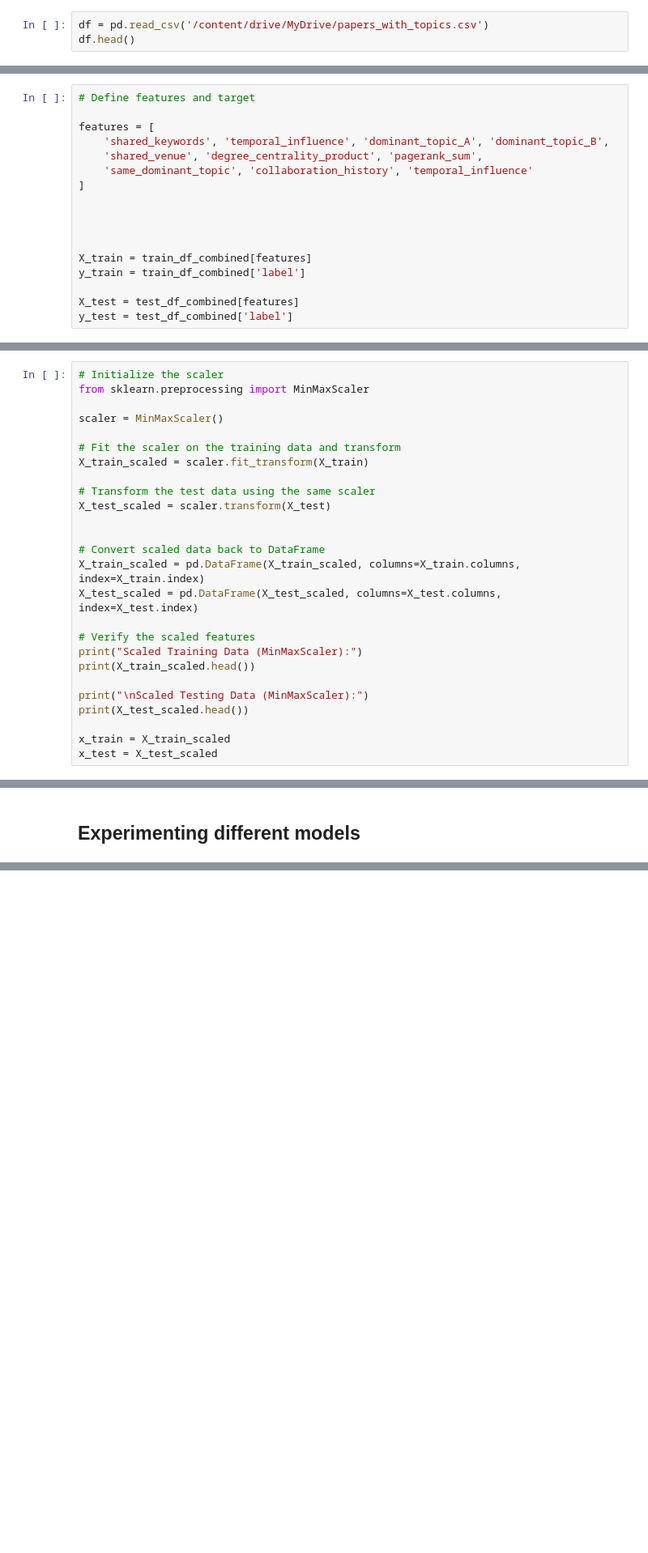
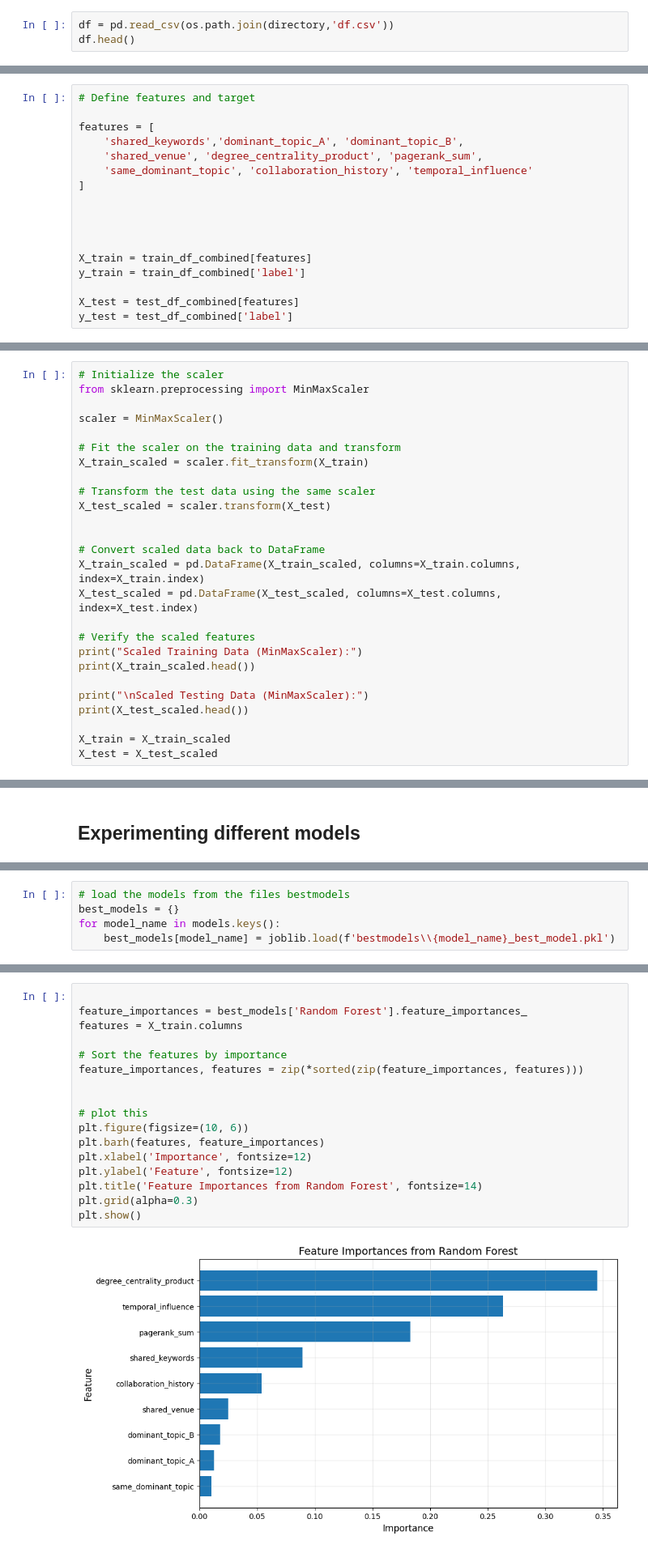
Before and after one commit to tommasosommaruga/Data_challenge_ENT, a Jupyter notebook: abstract_models_2.ipynb, the cells around one changed output, grey strips where cells are left out. Shown at 81% size. Saved outputs shown, nothing was run; the diff lists cells and outputs as text; blank space fills up the shorter version.

Commit message:
abstract-models corretced and saved models

```diff
--- a/abstract_models_2.ipynb
+++ b/abstract_models_2.ipynb
@@ -24,5 +22,5 @@ Index(['title', 'authors', 'year', 'venue', 'index', 'citations', 'abstract'], d
 # %%
-df = pd.read_csv('/content/drive/MyDrive/papers_with_topics.csv')
+df = pd.read_csv(os.path.join(directory,'df.csv'))
 df.head()
 # %% [output]
 |  | title | authors | year | venue | index | citations | abstract | cleaned_abstract | dominant_topic |
@@ -460,7 +469,7 @@ print("AUC-ROC Score:", roc_auc_score(y_test, y_proba))
 # Define features and target
 
 features = [
-    'shared_keywords', 'temporal_influence', 'dominant_topic_A', 'dominant_topic_B',
+    'shared_keywords','dominant_topic_A', 'dominant_topic_B',
     'shared_venue', 'degree_centrality_product', 'pagerank_sum',
     'same_dominant_topic', 'collaboration_history', 'temporal_influence'
 ]
@@ -501,7 +510,7 @@ print(X_train_scaled.head())
 print("\nScaled Testing Data (MinMaxScaler):")
 print(X_test_scaled.head())
 
-x_train = X_train_scaled
-x_test = X_test_scaled
+X_train = X_train_scaled
+X_test = X_test_scaled
 # %% [output]
 Scaled Training Data (MinMaxScaler):
@@ -618,0 +689,5 @@ weighted avg       0.82      0.74      0.72     50800
+# %%
+# load the models from the files bestmodels
+best_models = {}
+for model_name in models.keys():
+    best_models[model_name] = joblib.load(f'bestmodels\\{model_name}_best_model.pkl')
@@ -734 +732,20 @@ xgb_shap_values = xgb_explainer.shap_values(X_test_array)
+# %%
+
+feature_importances = best_models['Random Forest'].feature_importances_
+features = X_train.columns
+
+# Sort the features by importance
+feature_importances, features = zip(*sorted(zip(feature_importances, features)))
+
+
+# plot this
+plt.figure(figsize=(10, 6))
+plt.barh(features, feature_importances)
+plt.xlabel('Importance', fontsize=12)
+plt.ylabel('Feature', fontsize=12)
+plt.title('Feature Importances from Random Forest', fontsize=14)
+plt.grid(alpha=0.3)
+plt.show()
+# %% [output]
+[figure, added]
 # %%
```
Also changed, not shown: parts of 23 cells of this notebook, 5 other files.
